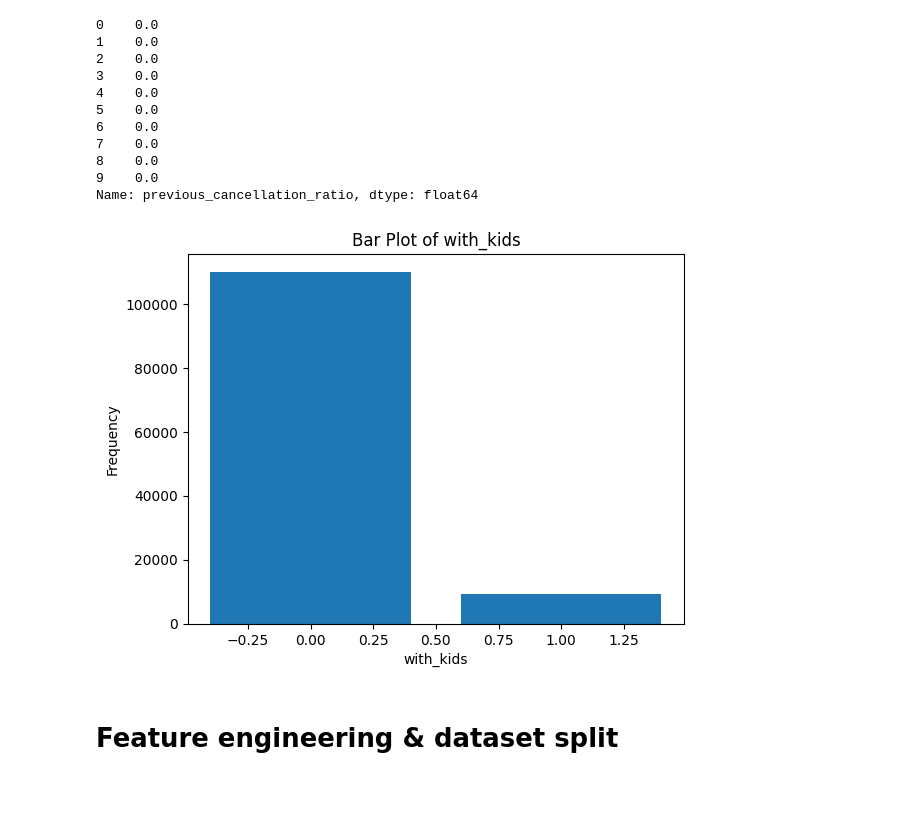
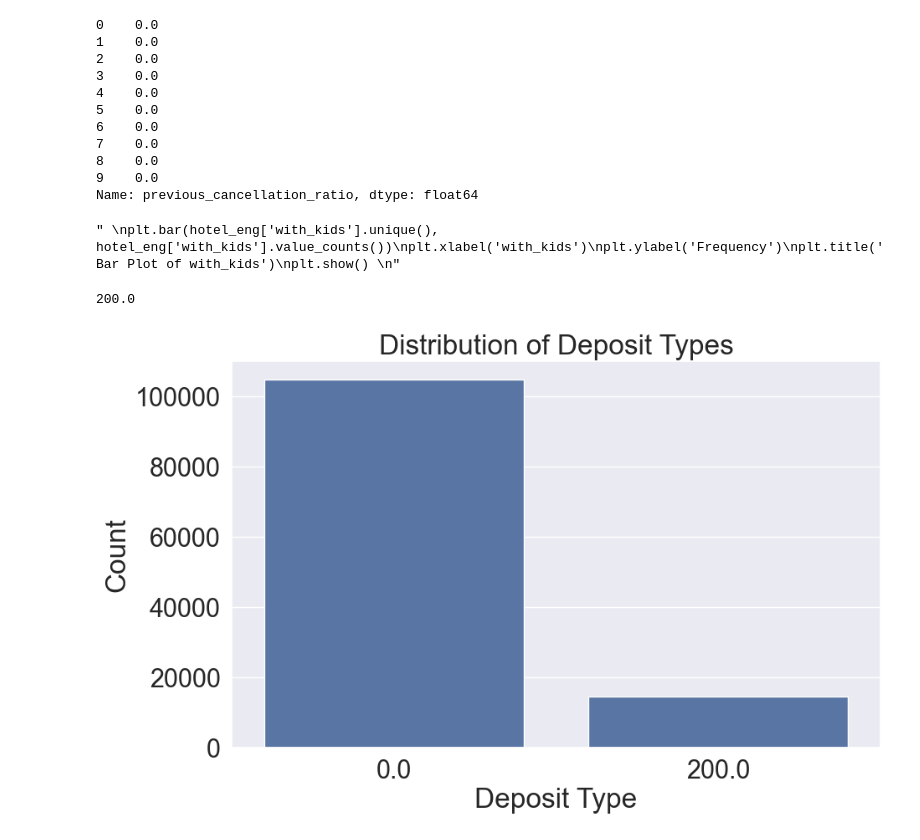
Before and after one commit to ursumarius/booking-cancellations-ML-intro, a Jupyter notebook: eda/hotel-booking-eda-intro-to-ml.ipynb, the cells around one changed output. Drawn from its saved outputs; the diff is of its cells as text; code cells hidden in the pictures; blank space fills up the shorter version.

```diff
--- a/eda/hotel-booking-eda-intro-to-ml.ipynb
+++ b/eda/hotel-booking-eda-intro-to-ml.ipynb
@@ -369,12 +376,31 @@ Name: previous_cancellation_ratio, dtype: float64
 hotel_eng['with_kids'] = hotel_eng['children'].astype(bool) | hotel_eng['babies'].astype(bool)
 
 # Testing for sanity
+"""
 plt.bar(hotel_eng['with_kids'].unique(), hotel_eng['with_kids'].value_counts())
 plt.xlabel('with_kids')
 plt.ylabel('Frequency')
 plt.title('Bar Plot of with_kids')
 plt.show()
+"""
 # %% [output]
-[figure, removed]
+" \nplt.bar(hotel_eng['with_kids'].unique(), hotel_eng['with_kids'].value_counts())\nplt.xlabel('with_kids')\nplt.ylabel('Frequency')\nplt.title('Bar Plot of with_kids')\nplt.show() \n"
-# %% [markdown]
-# Feature engineering & dataset split
+# %%
+hotel_eng['assigned_as_reserved'] = hotel_eng['reserved_room_type'] == hotel_eng['assigned_room_type']
+# %%
+
+# Encode the deposit_type variable as 200 for when non refundable, 0 otherwise
+hotel_eng['deposit_type_encoded'] = hotel_eng['deposit_type'].map({'No Deposit': 0, 'Non Refund': 2e2})
+
+hotel_eng['deposit_type_encoded'].max()
+# %% [output]
+200.0
+# %%
+plt.figure(figsize=(10, 6))
+sns.countplot(data=hotel_eng, x='deposit_type_encoded')
+plt.xlabel('Deposit Type')
+plt.ylabel('Count')
+plt.title('Distribution of Deposit Types')
+plt.show()
+# %% [output]
+[figure, added]
```
Also changed, not shown: parts of 18 cells of this notebook.
